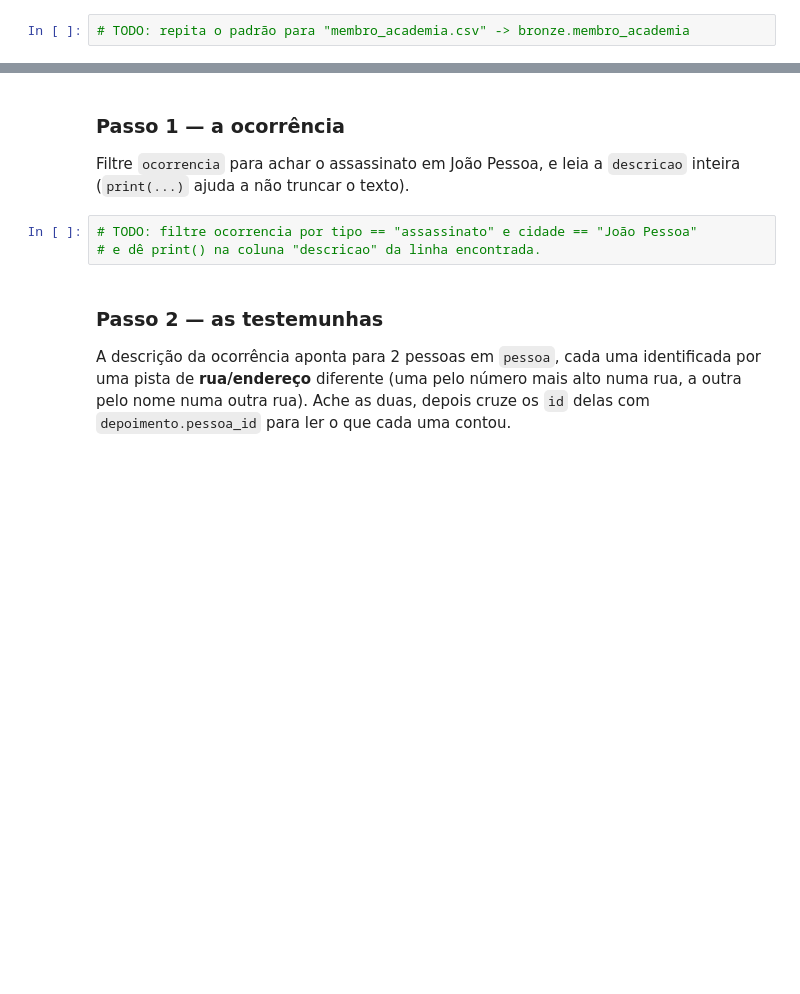
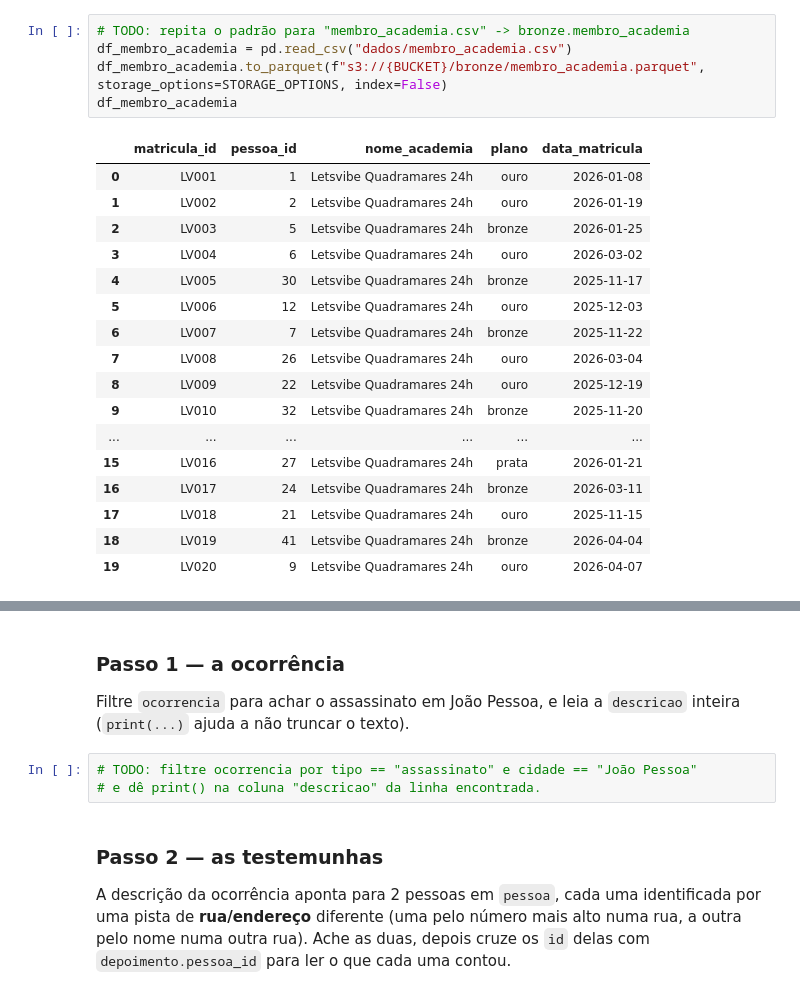
Before and after one commit to RyanRodMat/data-lakehouse-101-Ryan, a Jupyter notebook: jupyter/notebooks/investigacao.ipynb, the cells around one changed output, grey strips where cells are left out. Drawn from its saved outputs; the diff is of its cells as text; blank space fills up the shorter version.

```diff
--- a/jupyter/notebooks/investigacao.ipynb
+++ b/jupyter/notebooks/investigacao.ipynb
@@ -99,4 +154,25 @@ read_table("bronze", "ocorrencia")
 # %%
 # TODO: repita o padrão para "membro_academia.csv" -> bronze.membro_academia
+df_membro_academia = pd.read_csv("dados/membro_academia.csv")
+df_membro_academia.to_parquet(f"s3://{BUCKET}/bronze/membro_academia.parquet", storage_options=STORAGE_OPTIONS, index=False)
+df_membro_academia
+# %% [output]
+|  | matricula_id | pessoa_id | nome_academia | plano | data_matricula |
+| 0 | LV001 | 1 | Letsvibe Quadramares 24h | ouro | 2026-01-08 |
+| 1 | LV002 | 2 | Letsvibe Quadramares 24h | ouro | 2026-01-19 |
+| 2 | LV003 | 5 | Letsvibe Quadramares 24h | bronze | 2026-01-25 |
+| 3 | LV004 | 6 | Letsvibe Quadramares 24h | ouro | 2026-03-02 |
+| 4 | LV005 | 30 | Letsvibe Quadramares 24h | bronze | 2025-11-17 |
+| 5 | LV006 | 12 | Letsvibe Quadramares 24h | ouro | 2025-12-03 |
+| 6 | LV007 | 7 | Letsvibe Quadramares 24h | bronze | 2025-11-22 |
+| 7 | LV008 | 26 | Letsvibe Quadramares 24h | ouro | 2026-03-04 |
+| 8 | LV009 | 22 | Letsvibe Quadramares 24h | ouro | 2025-12-19 |
+| 9 | LV010 | 32 | Letsvibe Quadramares 24h | bronze | 2025-11-20 |
+| ... | ... | ... | ... | ... | ... |
+| 15 | LV016 | 27 | Letsvibe Quadramares 24h | prata | 2026-01-21 |
+| 16 | LV017 | 24 | Letsvibe Quadramares 24h | bronze | 2026-03-11 |
+| 17 | LV018 | 21 | Letsvibe Quadramares 24h | ouro | 2025-11-15 |
+| 18 | LV019 | 41 | Letsvibe Quadramares 24h | bronze | 2026-04-04 |
+| 19 | LV020 | 9 | Letsvibe Quadramares 24h | ouro | 2026-04-07 |
 # %%
 # TODO: repita o padrão para "checkin_academia.csv" -> bronze.checkin_academia
```
Also changed, not shown: parts of 18 cells of this notebook, 5 other files.
